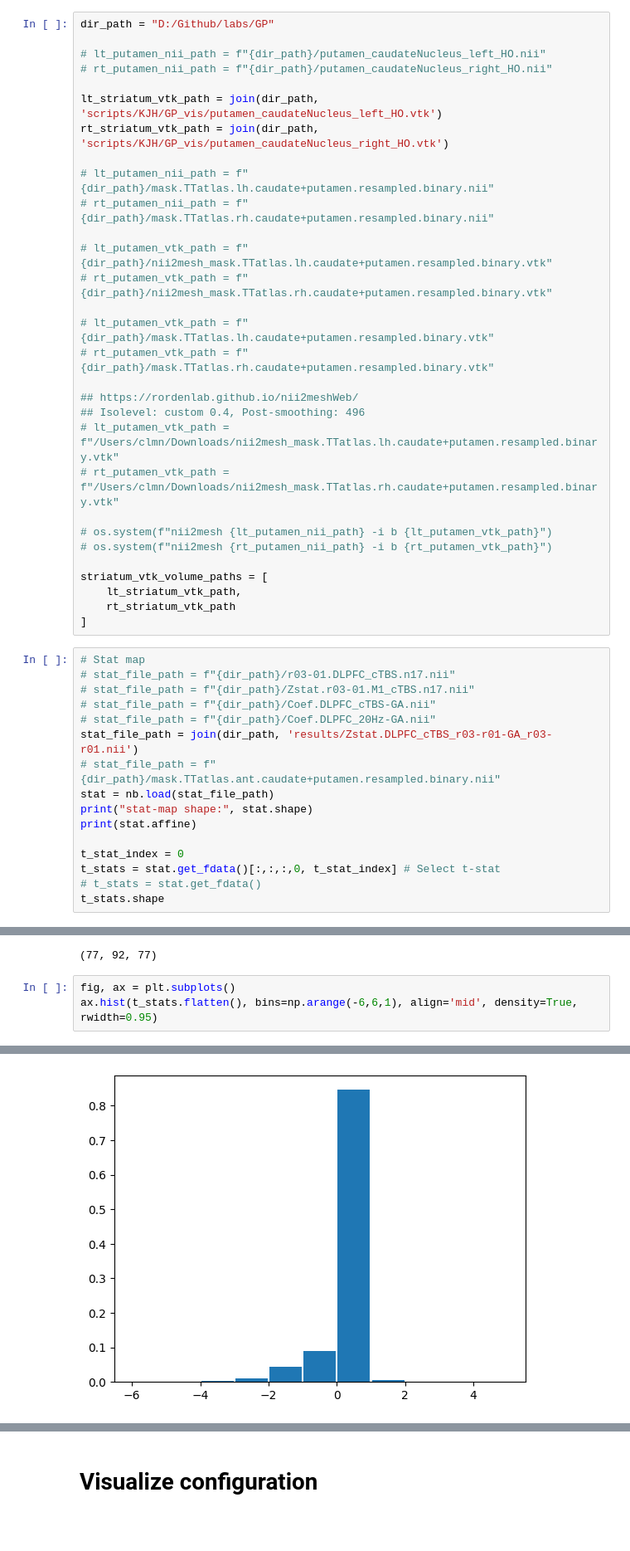
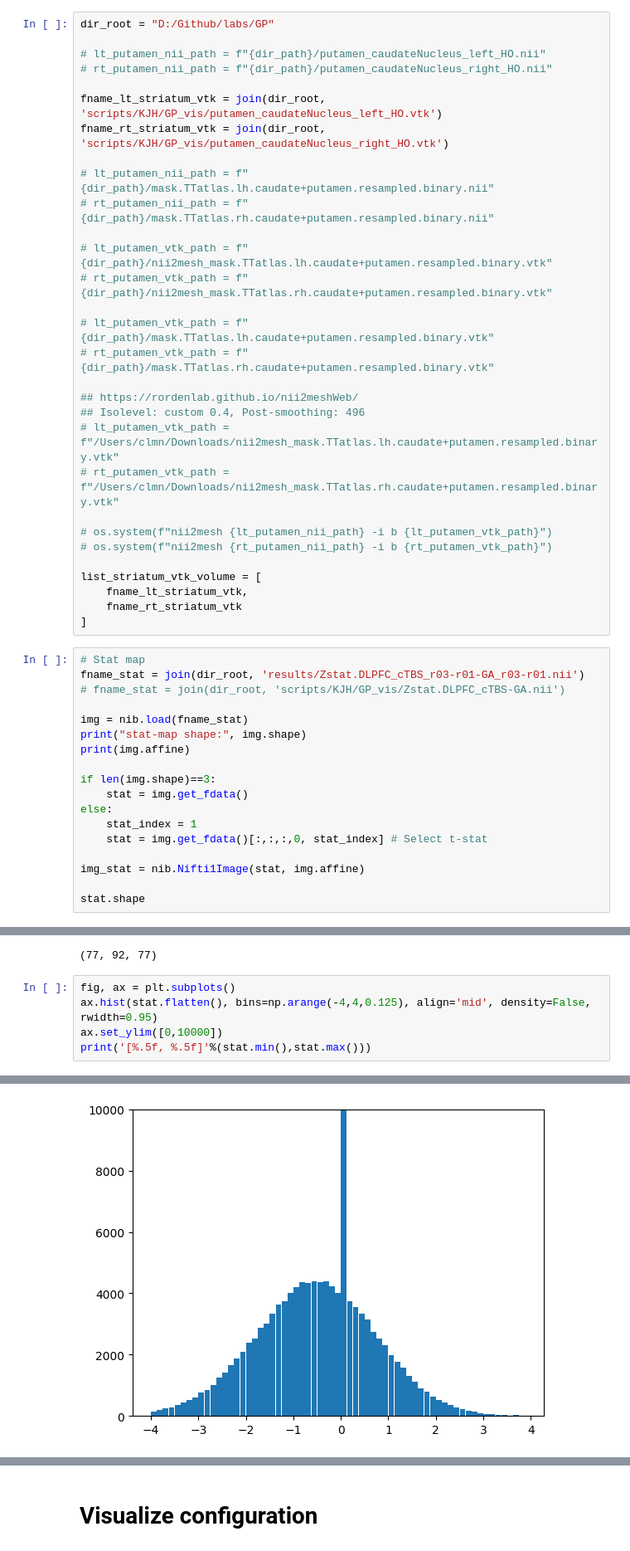
Before and after one commit to psb629/CommonLab, a Jupyter notebook: GP/scripts/fMRI.fig.3i.ipynb, the cells around one changed output, grey strips where cells are left out. Shown at 83% size. Cells and saved outputs as stored; diff of their text form; blank space fills up the shorter version.

```diff
--- a/GP/scripts/fMRI.fig.3i.ipynb
+++ b/GP/scripts/fMRI.fig.3i.ipynb
@@ -82,13 +82,13 @@ def reference2imageCoord(xyz, affine):
 # %% [markdown]
 # Paths
 # %%
-dir_path = "D:/Github/labs/GP"
+dir_root = "D:/Github/labs/GP"
 
 # lt_putamen_nii_path = f"{dir_path}/putamen_caudateNucleus_left_HO.nii"
 # rt_putamen_nii_path = f"{dir_path}/putamen_caudateNucleus_right_HO.nii"
 
-lt_striatum_vtk_path = join(dir_path, 'scripts/KJH/GP_vis/putamen_caudateNucleus_left_HO.vtk')
-rt_striatum_vtk_path = join(dir_path, 'scripts/KJH/GP_vis/putamen_caudateNucleus_right_HO.vtk')
+fname_lt_striatum_vtk = join(dir_root, 'scripts/KJH/GP_vis/putamen_caudateNucleus_left_HO.vtk')
+fname_rt_striatum_vtk = join(dir_root, 'scripts/KJH/GP_vis/putamen_caudateNucleus_right_HO.vtk')
 
 # lt_putamen_nii_path = f"{dir_path}/mask.TTatlas.lh.caudate+putamen.resampled.binary.nii"
 # rt_putamen_nii_path = f"{dir_path}/mask.TTatlas.rh.caudate+putamen.resampled.binary.nii"
@@ -107,26 +107,28 @@ rt_striatum_vtk_path = join(dir_path, 'scripts/KJH/GP_vis/putamen_caudateNucleus
 # os.system(f"nii2mesh {lt_putamen_nii_path} -i b {lt_putamen_vtk_path}")
 # os.system(f"nii2mesh {rt_putamen_nii_path} -i b {rt_putamen_vtk_path}")
 
-striatum_vtk_volume_paths = [
-    lt_striatum_vtk_path,
-    rt_striatum_vtk_path
+list_striatum_vtk_volume = [
+    fname_lt_striatum_vtk,
+    fname_rt_striatum_vtk
 ]
 # %%
 # Stat map
-# stat_file_path = f"{dir_path}/r03-01.DLPFC_cTBS.n17.nii"
-# stat_file_path = f"{dir_path}/Zstat.r03-01.M1_cTBS.n17.nii"
-# stat_file_path = f"{dir_path}/Coef.DLPFC_cTBS-GA.nii"
-# stat_file_path = f"{dir_path}/Coef.DLPFC_20Hz-GA.nii"
-stat_file_path = join(dir_path, 'results/Zstat.DLPFC_cTBS_r03-r01-GA_r03-r01.nii')
-# stat_file_path = f"{dir_path}/mask.TTatlas.ant.caudate+putamen.resampled.binary.nii"
-stat = nb.load(stat_file_path)
-print("stat-map shape:", stat.shape)
-print(stat.affine)
+fname_stat = join(dir_root, 'results/Zstat.DLPFC_cTBS_r03-r01-GA_r03-r01.nii')
+# fname_stat = join(dir_root, 'scripts/KJH/GP_vis/Zstat.DLPFC_cTBS-GA.nii')
 
-t_stat_index = 0
-t_stats = stat.get_fdata()[:,:,:,0, t_stat_index] # Select t-stat
-# t_stats = stat.get_fdata()
-t_stats.shape
+img = nib.load(fname_stat)
+print("stat-map shape:", img.shape)
+print(img.affine)
+
+if len(img.shape)==3:
+    stat = img.get_fdata()
+else:
+    stat_index = 1
+    stat = img.get_fdata()[:,:,:,0, stat_index] # Select t-stat
+
+img_stat = nib.Nifti1Image(stat, img.affine)
+
+stat.shape
 # %% [output]
 stat-map shape: (77, 92, 77, 1, 2)
 [[   2.5    -0.     -0.    -95.  ]
@@ -136,5 +138,7 @@ stat-map shape: (77, 92, 77, 1, 2)
 (77, 92, 77)
 # %%
 fig, ax = plt.subplots()
-ax.hist(t_stats.flatten(), bins=np.arange(-6,6,1), align='mid', density=True, rwidth=0.95)
+ax.hist(stat.flatten(), bins=np.arange(-4,4,0.125), align='mid', density=False, rwidth=0.95)
+ax.set_ylim([0,10000])
+print('[%.5f, %.5f]'%(stat.min(),stat.max()))
 # %% [output]
@@ -146,2 +146,2 @@ ax.hist(t_stats.flatten(), bins=np.arange(-6,6,1), align='mid', density=True, rw
-[figure, old version]
+[figure, new version]
 # %%
```
Also changed, not shown: parts of 14 cells of this notebook.
